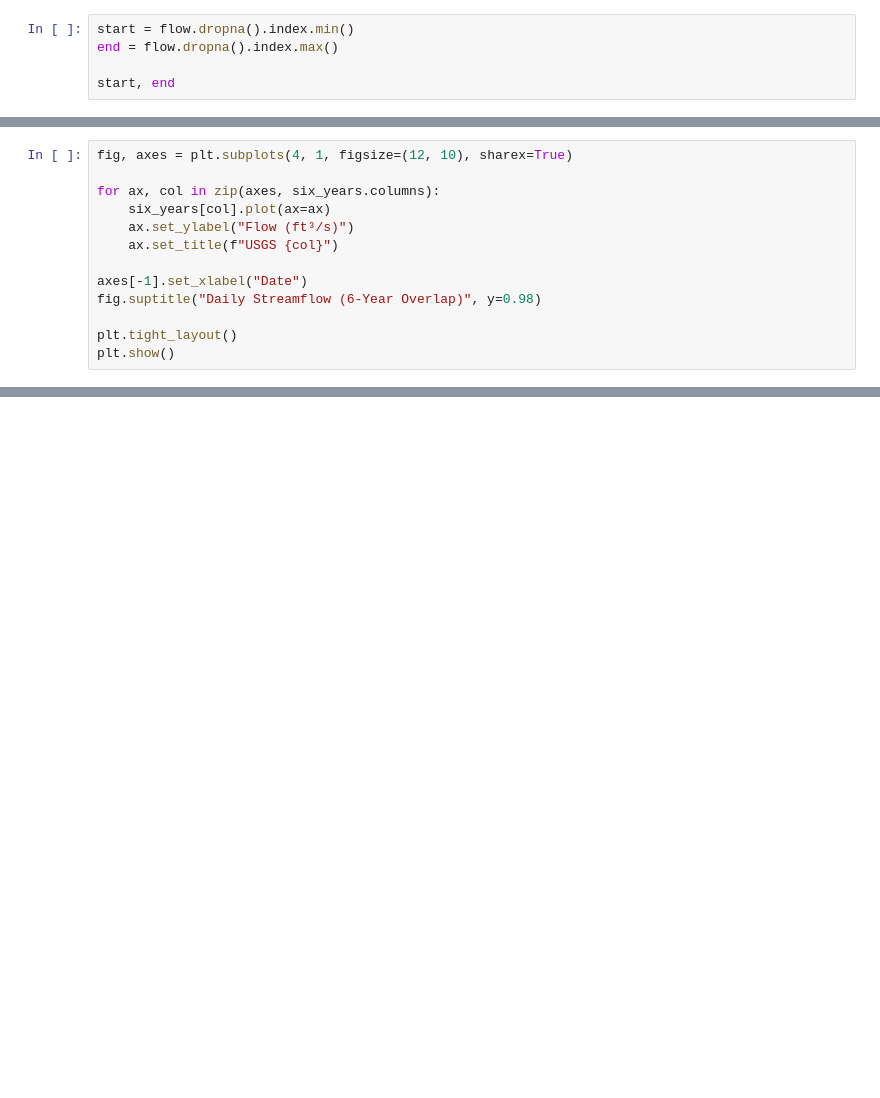
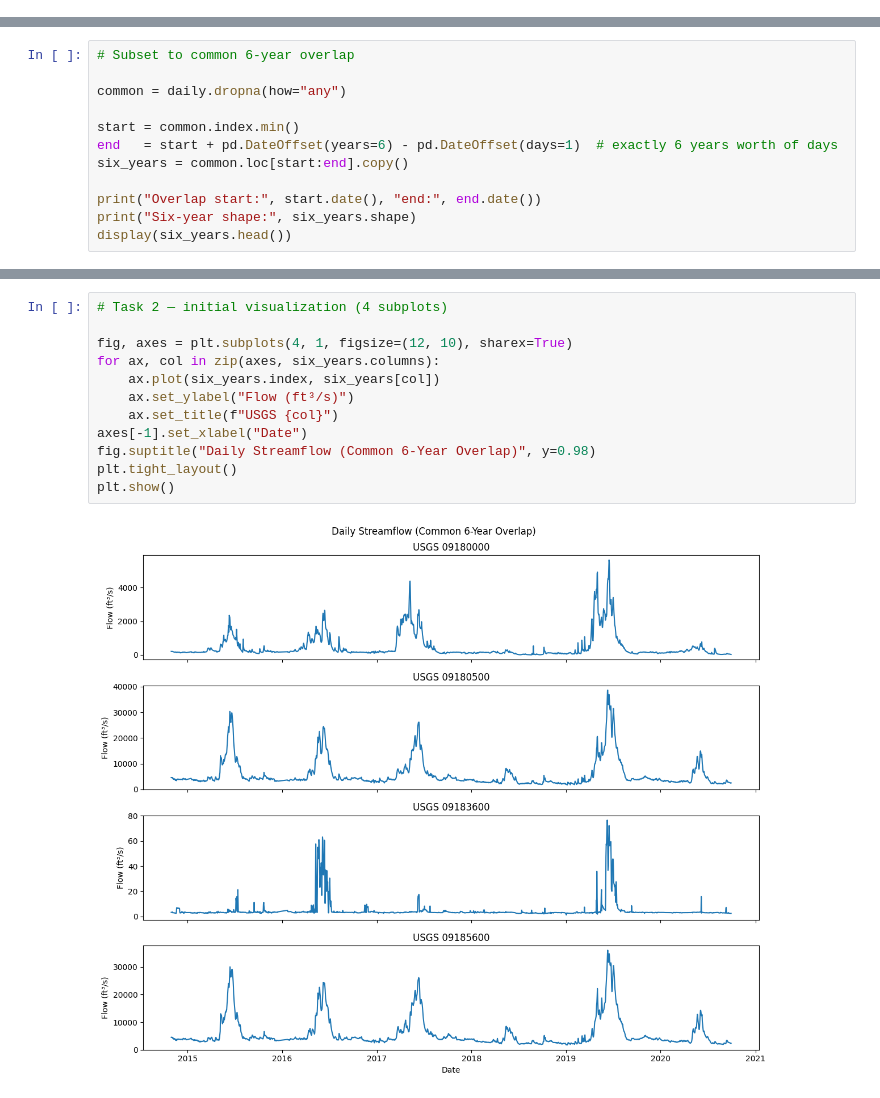
Before and after one commit to northjackson/hw1-timeseries-streamflow-resampling, a Jupyter notebook: notebooks/01_data_acquisition_processing.ipynb, the cells around one changed output, grey strips where cells are left out. Cells and saved outputs as stored; diff of their text form; blank space fills up the shorter version.

Commit message:
Finalize notebook and add generated figures

```diff
--- a/notebooks/01_data_acquisition_processing.ipynb
+++ b/notebooks/01_data_acquisition_processing.ipynb
@@ -107,5 +0,0 @@ dtype: int64
-# %%
-start = flow.dropna().index.min()
-end = flow.dropna().index.max()
-
-start, end
@@ -135,13 +0,0 @@ six_years.head(), six_years.tail()
-# %%
-fig, axes = plt.subplots(4, 1, figsize=(12, 10), sharex=True)
-
-for ax, col in zip(axes, six_years.columns):
-    six_years[col].plot(ax=ax)
-    ax.set_ylabel("Flow (ft³/s)")
-    ax.set_title(f"USGS {col}")
-
-axes[-1].set_xlabel("Date")
-fig.suptitle("Daily Streamflow (6-Year Overlap)", y=0.98)
-
-plt.tight_layout()
-plt.show()
@@ -250,0 +59,12 @@ plt.show()
+# %%
+# Subset to common 6-year overlap
+
+common = daily.dropna(how="any")
+
+start = common.index.min()
+end   = start + pd.DateOffset(years=6) - pd.DateOffset(days=1)  # exactly 6 years worth of days
+six_years = common.loc[start:end].copy()
+
+print("Overlap start:", start.date(), "end:", end.date())
+print("Six-year shape:", six_years.shape)
+display(six_years.head())
@@ -250,0 +81,14 @@ plt.show()
+# %%
+# Task 2 — initial visualization (4 subplots)
+
+fig, axes = plt.subplots(4, 1, figsize=(12, 10), sharex=True)
+for ax, col in zip(axes, six_years.columns):
+    ax.plot(six_years.index, six_years[col])
+    ax.set_ylabel("Flow (ft³/s)")
+    ax.set_title(f"USGS {col}")
+axes[-1].set_xlabel("Date")
+fig.suptitle("Daily Streamflow (Common 6-Year Overlap)", y=0.98)
+plt.tight_layout()
+plt.show()
+# %% [output]
+[figure, added]
```
Also changed, not shown: parts of 42 cells of this notebook, 2 other files.
